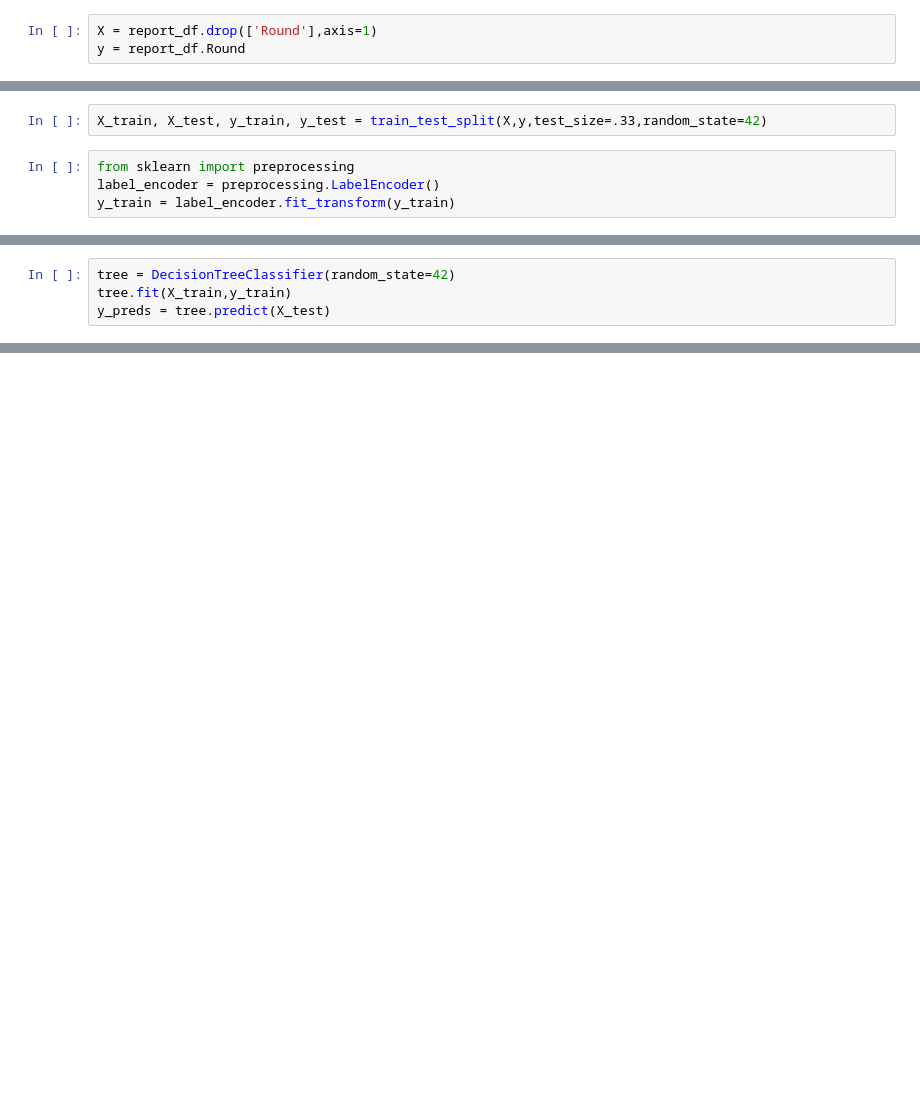
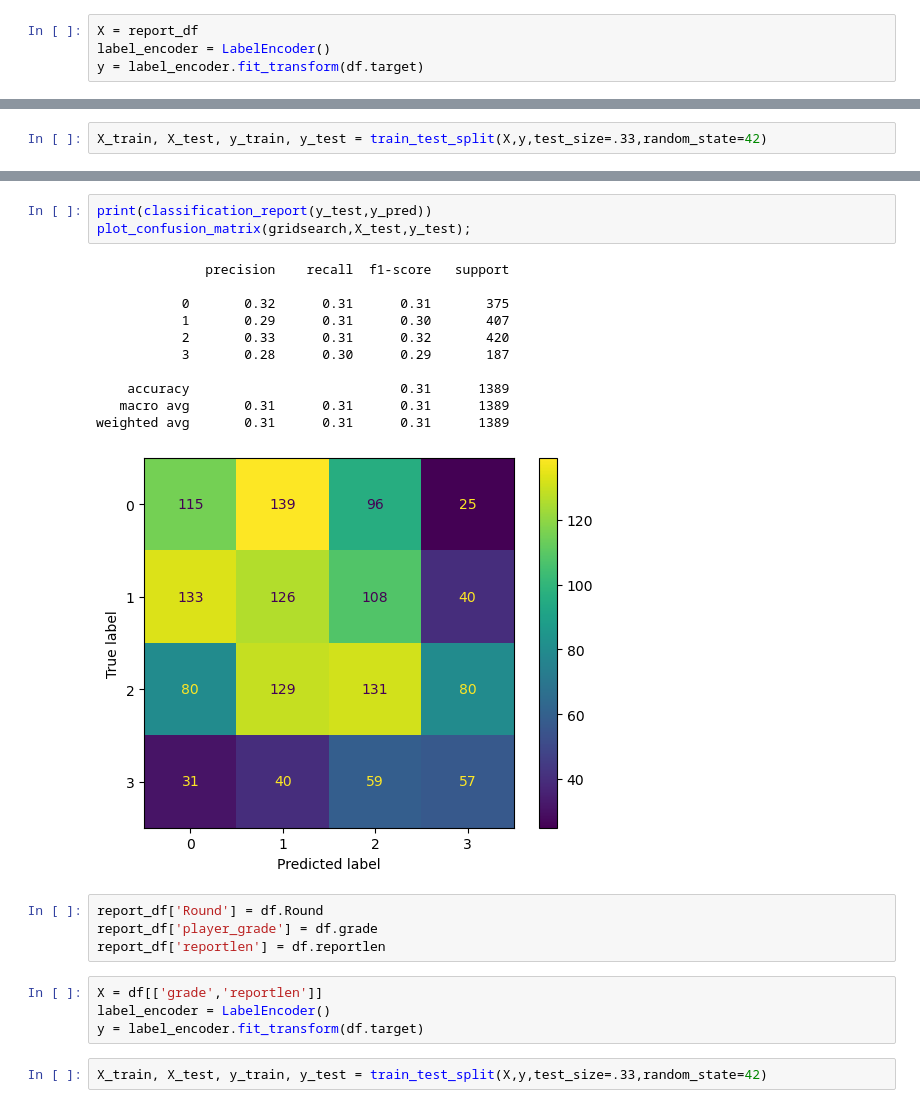
Before and after one commit to jpalgon/Draft_Scouting, a Jupyter notebook: Modeling.ipynb, the cells around one changed output, grey strips where cells are left out. Cells and saved outputs as stored; diff of their text form; blank space fills up the shorter version.

```diff
--- a/Modeling.ipynb
+++ b/Modeling.ipynb
@@ -86,3 +104,4 @@ report_df
 # %%
-X = report_df.drop(['Round'],axis=1)
-y = report_df.Round
+X = report_df
+label_encoder = LabelEncoder()
+y = label_encoder.fit_transform(df.target)
@@ -104,6 +108,2 @@ Name: Round, Length: 4209, dtype: int32
 # %%
 X_train, X_test, y_train, y_test = train_test_split(X,y,test_size=.33,random_state=42)
-# %%
-from sklearn import preprocessing
-label_encoder = preprocessing.LabelEncoder()
-y_train = label_encoder.fit_transform(y_train)
@@ -149,7 +123,3 @@ unknown
-# %%
-tree = DecisionTreeClassifier(random_state=42)
-tree.fit(X_train,y_train)
-y_preds = tree.predict(X_test)
 # %%
 gridsearch.fit(X_train,y_train)
 y_pred = gridsearch.predict(X_test)
@@ -174,0 +126,25 @@ ValueError: Unknown label type: 'unknown'
+# %%
+print(classification_report(y_test,y_pred))
+plot_confusion_matrix(gridsearch,X_test,y_test);
+# %% [output]
+              precision    recall  f1-score   support
+
+           0       0.32      0.31      0.31       375
+           1       0.29      0.31      0.30       407
+           2       0.33      0.31      0.32       420
+           3       0.28      0.30      0.29       187
+
+    accuracy                           0.31      1389
+   macro avg       0.31      0.31      0.31      1389
+weighted avg       0.31      0.31      0.31      1389
+[figure, added]
+# %%
+report_df['Round'] = df.Round
+report_df['player_grade'] = df.grade
+report_df['reportlen'] = df.reportlen
+# %%
+X = df[['grade','reportlen']]
+label_encoder = LabelEncoder()
+y = label_encoder.fit_transform(df.target)
+# %%
+X_train, X_test, y_train, y_test = train_test_split(X,y,test_size=.33,random_state=42)
```
Also changed, not shown: parts of 26 cells of this notebook, 3 other files.
